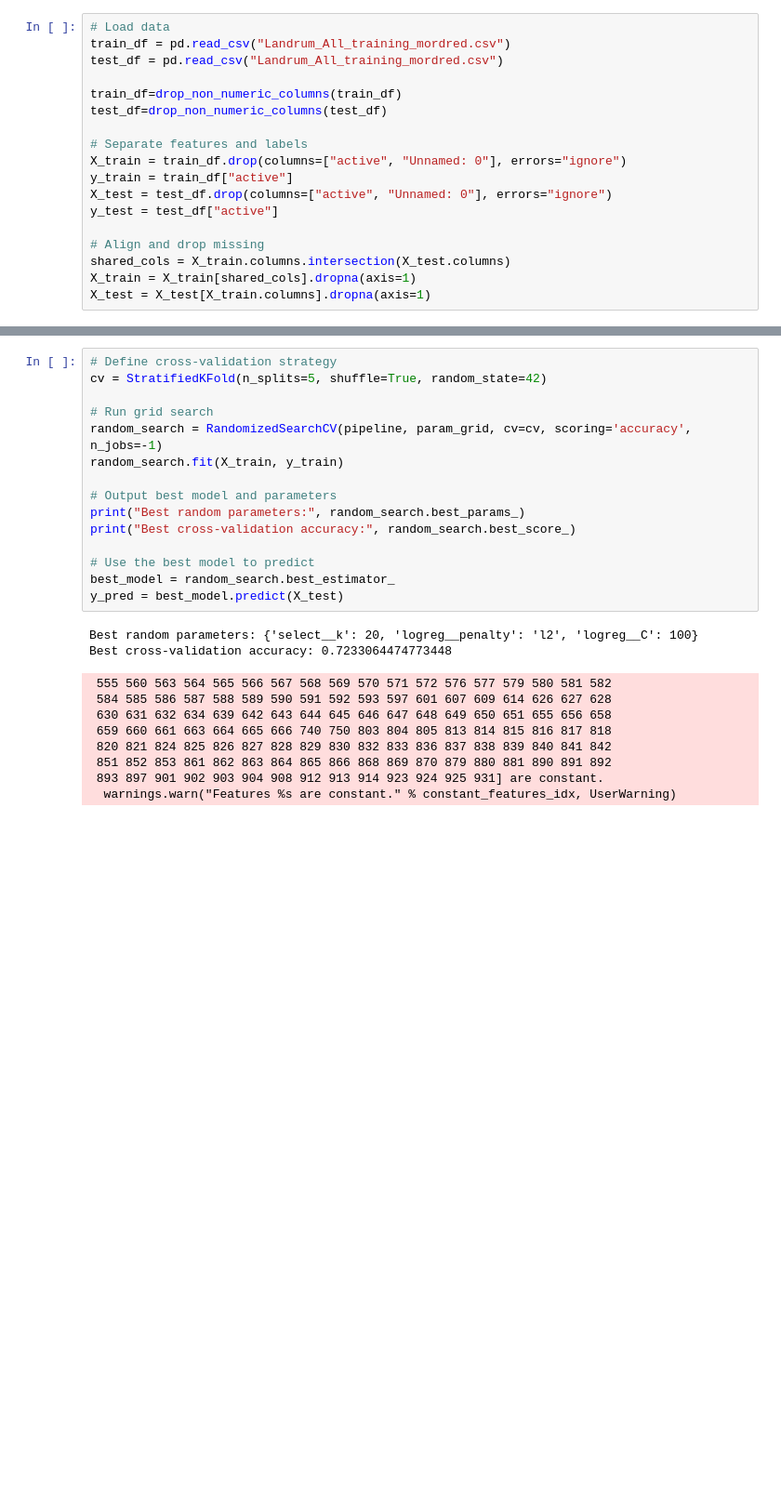
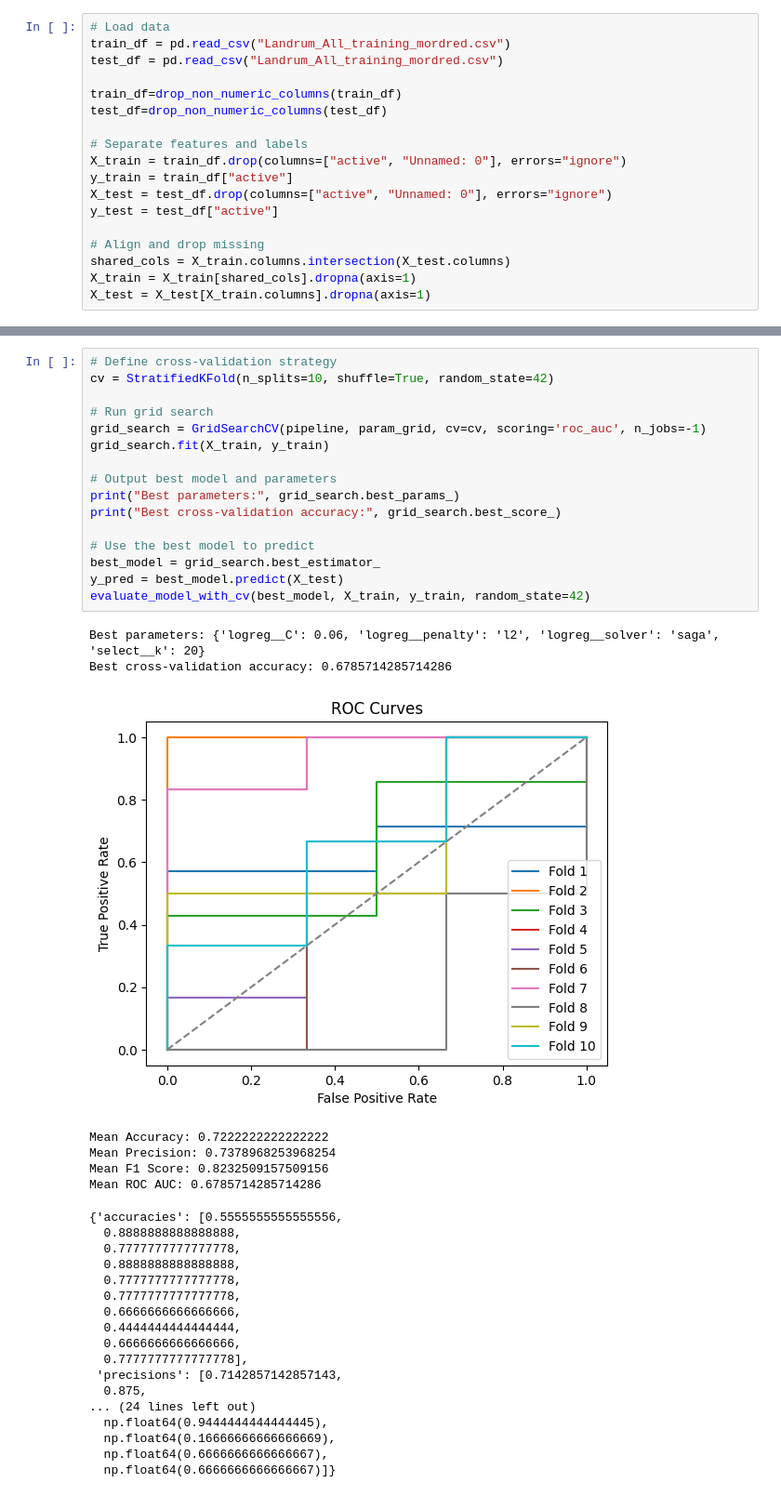
Before and after one commit to ManuelOtt-code/Project-DC, a Jupyter notebook: LogReg.ipynb, the cells around one changed output, grey strips where cells are left out. Shown at 93% size. Drawn from its saved outputs; the diff is of its cells as text; blank space fills up the shorter version.

```diff
--- a/LogReg.ipynb
+++ b/LogReg.ipynb
@@ -84,26 +78,41 @@ param_grid = {
 # %%
 # Define cross-validation strategy
-cv = StratifiedKFold(n_splits=5, shuffle=True, random_state=42)
+cv = StratifiedKFold(n_splits=10, shuffle=True, random_state=42)
 
 # Run grid search
-random_search = RandomizedSearchCV(pipeline, param_grid, cv=cv, scoring='accuracy', n_jobs=-1)
-random_search.fit(X_train, y_train)
+grid_search = GridSearchCV(pipeline, param_grid, cv=cv, scoring='roc_auc', n_jobs=-1)
+grid_search.fit(X_train, y_train)
 
 # Output best model and parameters
-print("Best random parameters:", random_search.best_params_)
-print("Best cross-validation accuracy:", random_search.best_score_)
+print("Best parameters:", grid_search.best_params_)
+print("Best cross-validation accuracy:", grid_search.best_score_)
 
 # Use the best model to predict
-best_model = random_search.best_estimator_
+best_model = grid_search.best_estimator_
 y_pred = best_model.predict(X_test)
+evaluate_model_with_cv(best_model, X_train, y_train, random_state=42)
 # %% [output]
-Best random parameters: {'select__k': 20, 'logreg__penalty': 'l2', 'logreg__C': 100}
-Best cross-validation accuracy: 0.7233064474773448
+Best parameters: {'logreg__C': 0.06, 'logreg__penalty': 'l2', 'logreg__solver': 'saga', 'select__k': 20}
+Best cross-validation accuracy: 0.6785714285714286
+[figure, added]
- 555 560 563 564 565 566 567 568 569 570 571 572 576 577 579 580 581 582
- 584 585 586 587 588 589 590 591 592 593 597 601 607 609 614 626 627 628
- 630 631 632 634 639 642 643 644 645 646 647 648 649 650 651 655 656 658
- 659 660 661 663 664 665 666 740 750 803 804 805 813 814 815 816 817 818
- 820 821 824 825 826 827 828 829 830 832 833 836 837 838 839 840 841 842
- 851 852 853 861 862 863 864 865 866 868 869 870 879 880 881 890 891 892
- 893 897 901 902 903 904 908 912 913 914 923 924 925 931] are constant.
-  warnings.warn("Features %s are constant." % constant_features_idx, UserWarning)
+Mean Accuracy: 0.7222222222222222
+Mean Precision: 0.7378968253968254
+Mean F1 Score: 0.8232509157509156
+Mean ROC AUC: 0.6785714285714286
+{'accuracies': [0.5555555555555556,
+  0.8888888888888888,
+  0.7777777777777778,
+  0.8888888888888888,
+  0.7777777777777778,
+  0.7777777777777778,
+  0.6666666666666666,
+  0.4444444444444444,
+  0.6666666666666666,
+  0.7777777777777778],
+ 'precisions': [0.7142857142857143,
+  0.875,
+... (24 lines left out)
+  np.float64(0.9444444444444445),
+  np.float64(0.16666666666666669),
+  np.float64(0.6666666666666667),
+  np.float64(0.6666666666666667)]}
```
Also changed, not shown: parts of 6 cells of this notebook.
